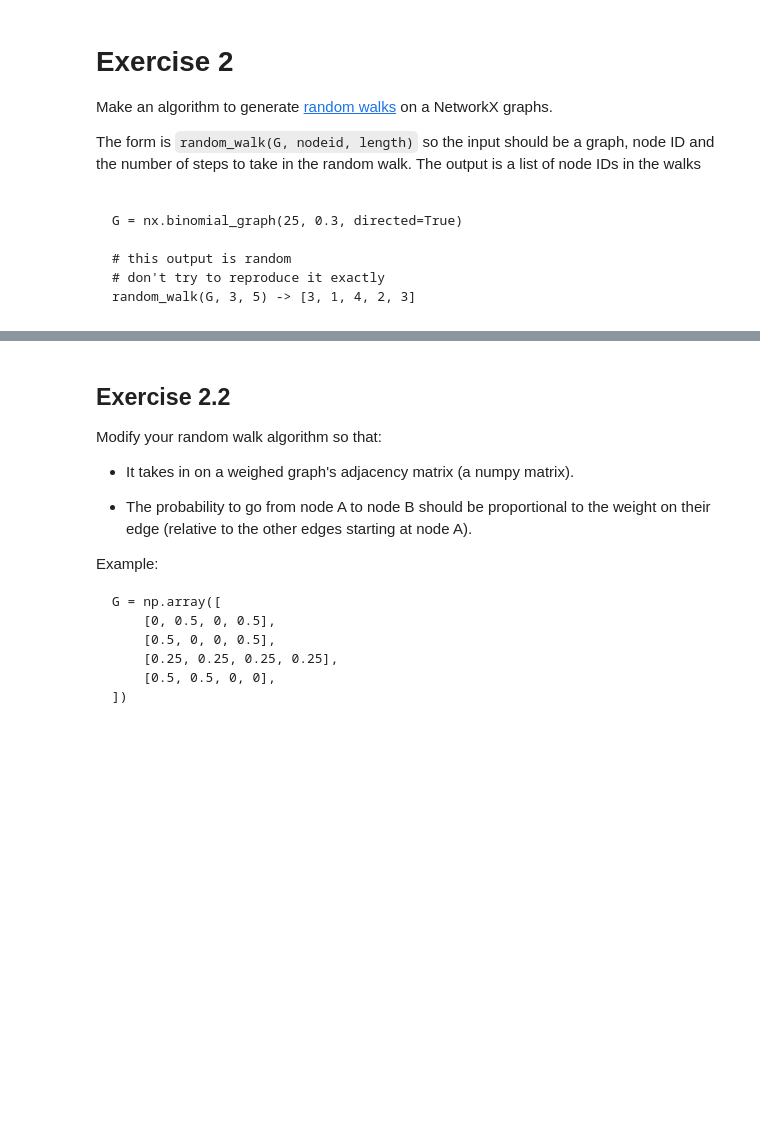
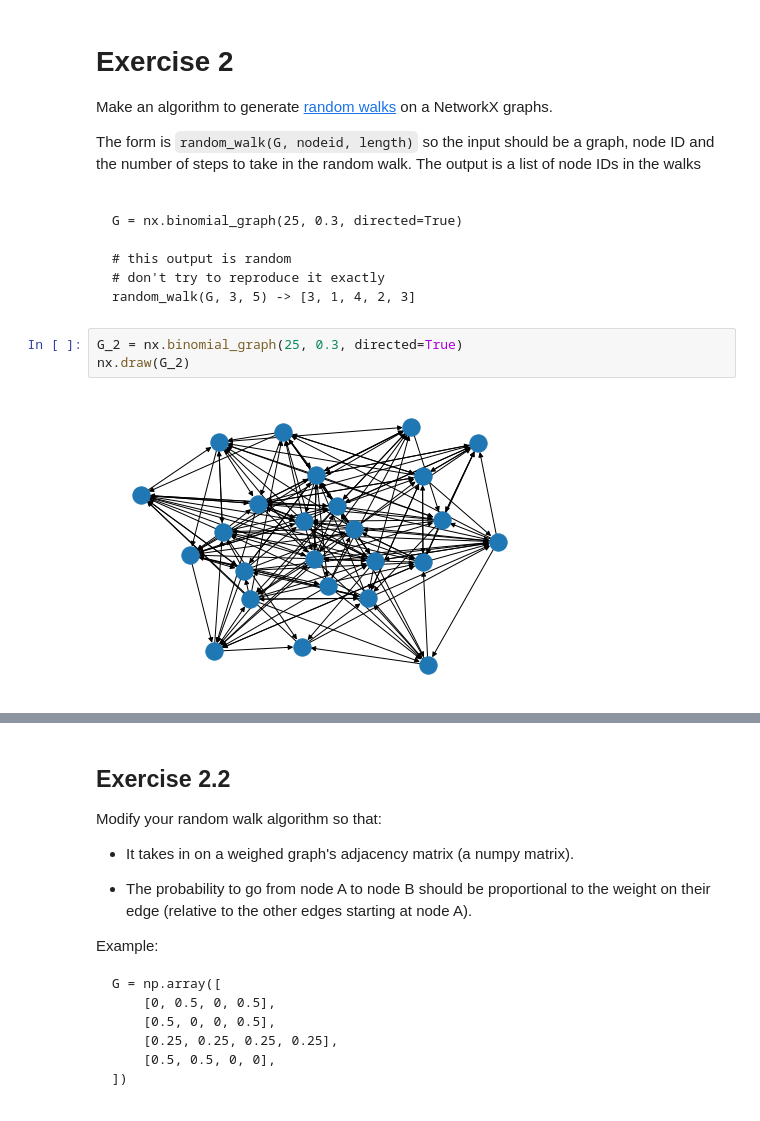
Before and after one commit to cb-ds-1/m1-11-networks, a Jupyter notebook: Workshop Graphs.ipynb, the cells around one changed output, grey strips where cells are left out. Drawn from its saved outputs; the diff is of its cells as text; blank space fills up the shorter version.

````diff
--- a/Workshop Graphs.ipynb
+++ b/Workshop Graphs.ipynb
@@ -51,3 +126,8 @@ G = nx.binomial_graph(25, 0.3, directed=True)
 # don't try to reproduce it exactly
 random_walk(G, 3, 5) -> [3, 1, 4, 2, 3]
 ```
+# %%
+G_2 = nx.binomial_graph(25, 0.3, directed=True)
+nx.draw(G_2)
+# %% [output]
+[figure, added]
````
Also changed, not shown: parts of 6 cells of this notebook.
